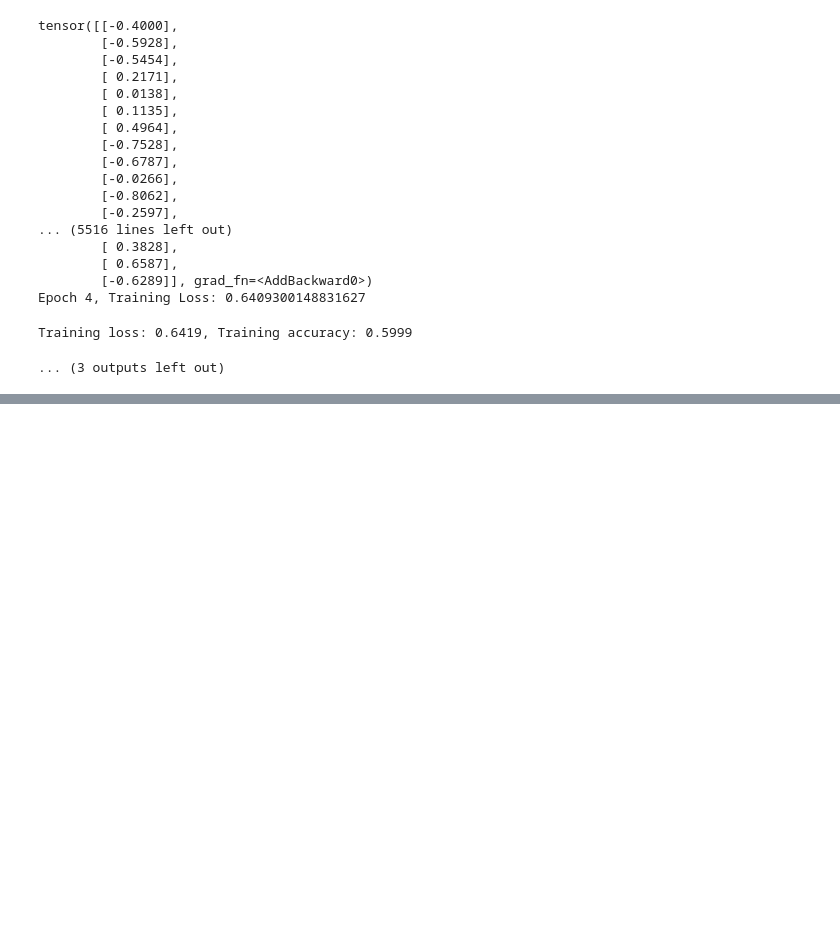
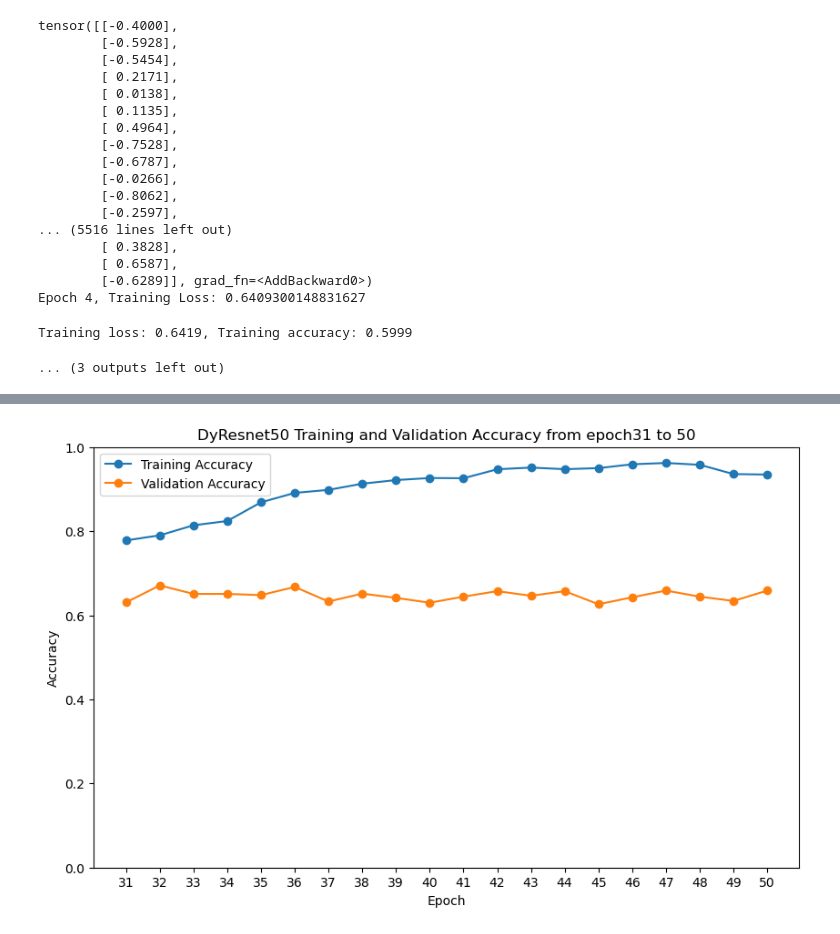
Before and after one commit to edrian-liao/harvestnet, a Jupyter notebook: notebooks/HarvestNet_Train_Model_dynamic.ipynb, the cells around one changed output, grey strips where cells are left out. Cells and saved outputs as stored; diff of their text form; code cells hidden in the pictures; blank space fills up the shorter version.

```diff
--- a/notebooks/HarvestNet_Train_Model_dynamic.ipynb
+++ b/notebooks/HarvestNet_Train_Model_dynamic.ipynb
@@ -1035,0 +1128,72 @@ Training loss: 0.6419, Training accuracy: 0.5999
+# %%
+# accurcy from training based on best performance model , with params
+# Optimizer: SGD
+# INITIAL_LR: 0.01
+# MOMENTUM: 0.9
+# REG l2= 1e-4#
+
+import matplotlib.pyplot as plt
+
+# Training and validation accuracy values
+training_accuracy = [
+    0.7780,
+    0.7901,
+    0.8140,
+    0.8241,
+    0.8686,
+    0.8910,
+    0.8982,
+    0.9129,
+    0.9215,
+    0.9264,
+    0.9259,
+    0.9472,
+    0.9512,
+    0.9474,
+    0.9499,
+    0.9591,
+    0.9622,
+    0.9579,
+    0.9358,
+    0.9347,
+]
+validation_accuracy = [
+    0.6305,
+    0.6710,
+    0.6508,
+    0.6508,
+    0.6479,
+    0.6674,
+    0.6327,
+    0.6515,
+    0.6414,
+    0.6298,
+    0.6443,
+    0.6573,
+    0.6464,
+    0.6573,
+    0.6262,
+    0.6428,
+    0.6587,
+    0.6443,
+    0.6341,
+    0.6587,
+]
+
+# Create a list of epoch numbers
+epochs = list(range(31, 51))
+
+# Plotting
+plt.figure(figsize=(10, 6))
+plt.plot(epochs, training_accuracy, label="Training Accuracy", marker="o")
+plt.plot(epochs, validation_accuracy, label="Validation Accuracy", marker="o")
+plt.title("DyResnet50 Training and Validation Accuracy from epoch31 to 50")
+plt.xlabel("Epoch")
+plt.ylabel("Accuracy")
+plt.legend()
+plt.xticks(epochs[::1])
+plt.ylim(0, 1)
+
+plt.show()
+# %% [output]
+[figure, added]
```
Also changed, not shown: parts of 7 cells of this notebook.
